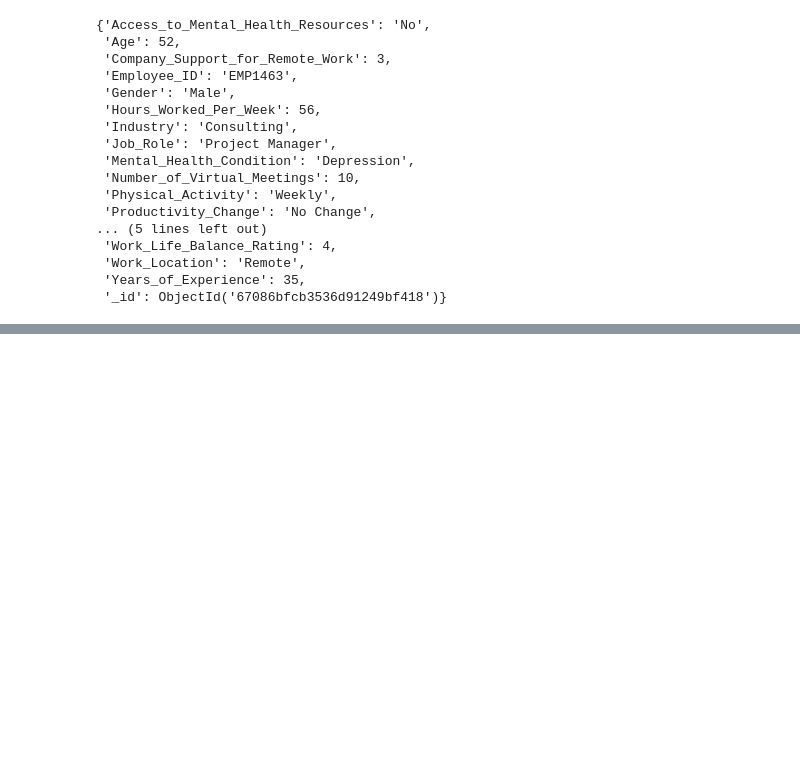
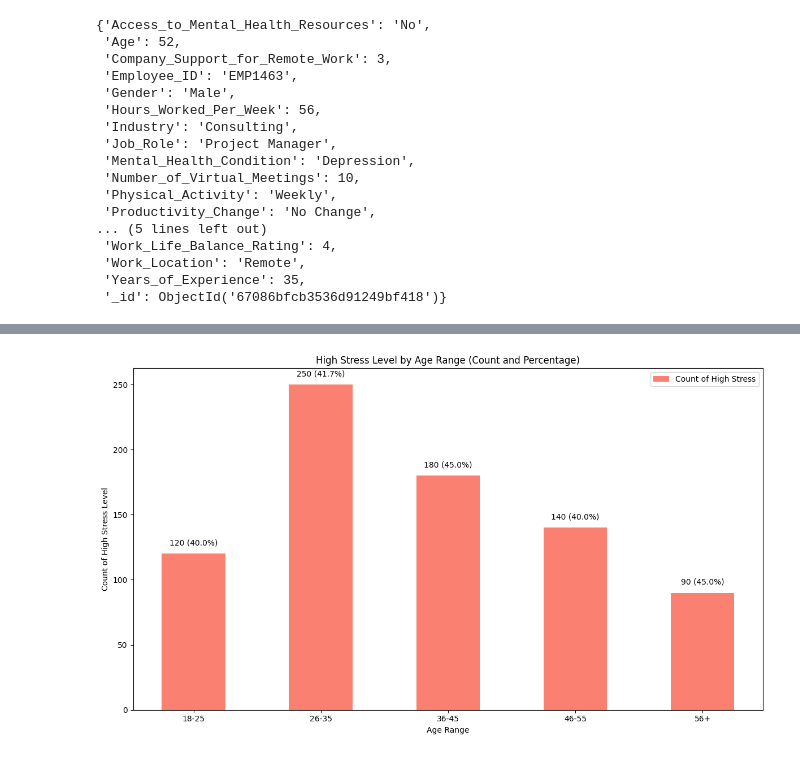
Before and after one commit to faiyted/Project3, a Jupyter notebook: dataset.ipynb, the cells around one changed output, grey strips where cells are left out. Saved outputs shown, nothing was run; the diff lists cells and outputs as text; code cells hidden in the pictures; blank space fills up the shorter version.

```diff
--- a/dataset.ipynb
+++ b/dataset.ipynb
@@ -74,0 +356,38 @@ for doc in docs_with_missing_fields:
+# %%
+import matplotlib.pyplot as plt
+import numpy as np
+
+# Example data for age ranges and counts of "High" stress level
+age_ranges = ["18-25", "26-35", "36-45", "46-55", "56+"]
+high_stress_counts = [120, 250, 180, 140, 90]  # Replace with actual query results if available
+total_counts = [300, 600, 400, 350, 200]  # Total counts per age range (replace with actual totals if available)
+
+# Calculate the percentage of high stress within each age range
+high_stress_percentages = [(high / total) * 100 for high, total in zip(high_stress_counts, total_counts)]
+
+# Set up the bar chart
+x = np.arange(len(age_ranges))
+bar_width = 0.5
+
+# Plotting the bar chart for count
+fig, ax = plt.subplots(figsize=(12, 7))
+bars = ax.bar(x, high_stress_counts, width=bar_width, color="salmon", label="Count of High Stress")
+
+# Customize chart labels and title
+ax.set_xlabel("Age Range")
+ax.set_ylabel("Count of High Stress Level")
+ax.set_title("High Stress Level by Age Range (Count and Percentage)")
+ax.set_xticks(x)
+ax.set_xticklabels(age_ranges)
+ax.legend()
+
+# Display the count and percentage on top of each bar
+for i, bar in enumerate(bars):
+    yval = bar.get_height()
+    pct = high_stress_percentages[i]
+    ax.text(bar.get_x() + bar.get_width() / 2, yval + 5, f"{yval} ({pct:.1f}%)", ha="center", va="bottom")
+
+plt.tight_layout()
+plt.show()
+# %% [output]
+[figure, added]
```
Also changed, not shown: parts of 9 cells of this notebook.
